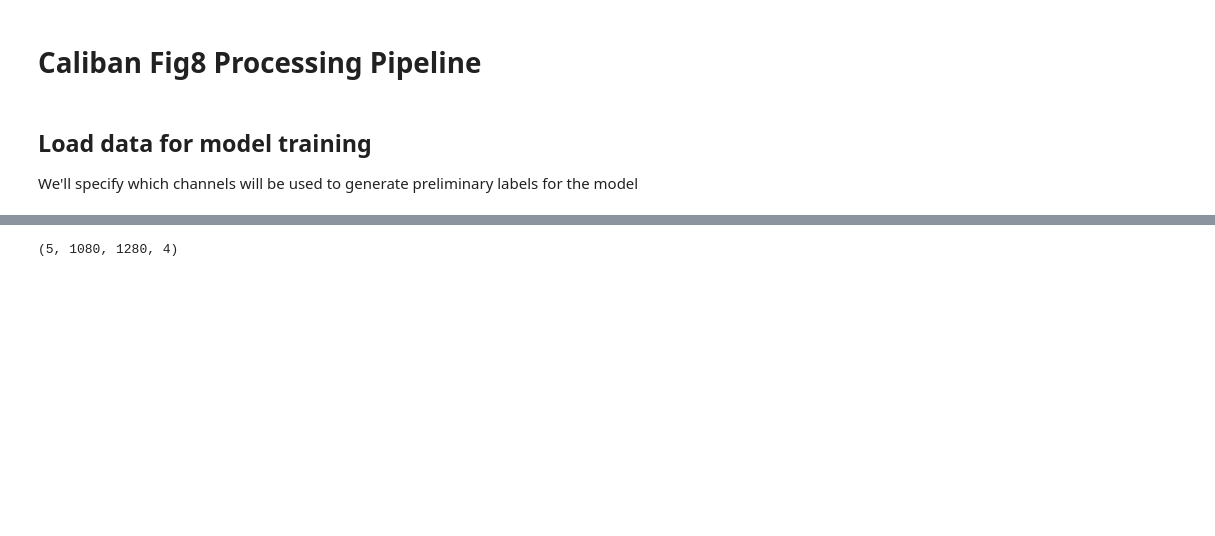
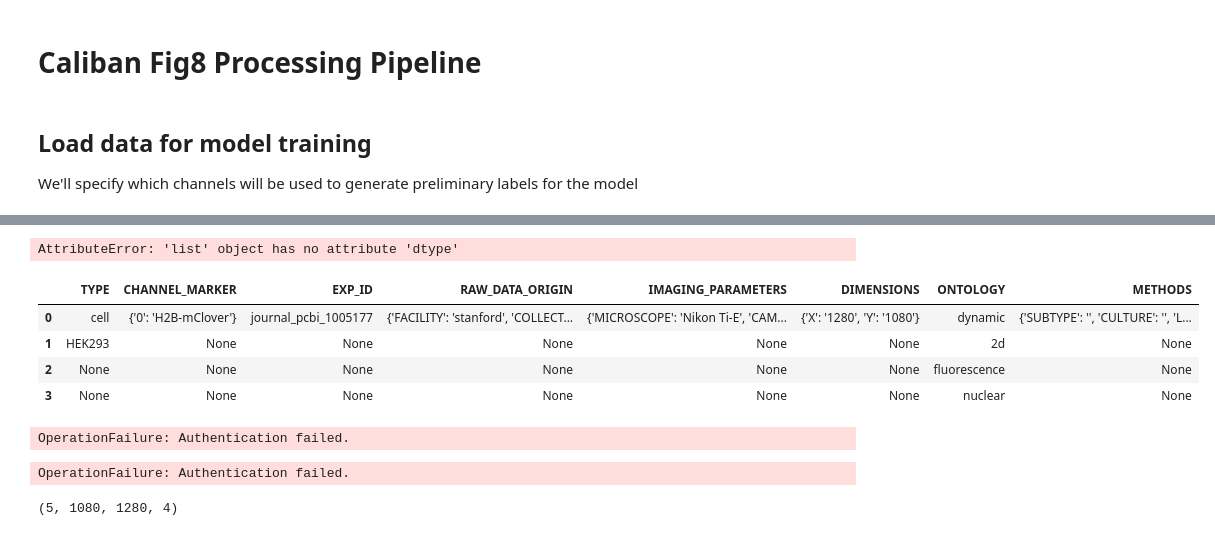
Before and after one commit to vanvalenlab/caliban-toolbox, a Jupyter notebook: notebooks/Caliban_Figure8_Upload_Combined.ipynb, the cells around one changed output, grey strips where cells are left out. Cells and saved outputs as stored; diff of their text form; code cells hidden in the pictures; blank space fills up the shorter version.

```diff
--- a/notebooks/Caliban_Figure8_Upload_Combined.ipynb
+++ b/notebooks/Caliban_Figure8_Upload_Combined.ipynb
@@ -35,0 +46,6 @@ We'll specify which channels will be used to generate preliminary labels for the
+# %%
+from caliban_toolbox.pre_annotation.data_loader import UniversalDataLoader
+load_test = UniversalDataLoader(data_type=['dynamic', '2d'],
+                                imaging_type=['fluo', 'phase'],
+                                specimen_type=['HEK293'],
+                                compartment=['nuclear'])
@@ -35,0 +62,4 @@ We'll specify which channels will be used to generate preliminary labels for the
+# %%
+pathways = load_test._assemble_paths()
+for path in pathways[0]:
+    print(path)
@@ -35,0 +69,5 @@ We'll specify which channels will be used to generate preliminary labels for the
+# %%
+import os, json
+mdf_path = os.path.join(path, 'metadata')
+with open(mdf_path, 'r') as raw_mdf:
+    raw_data = json.load(raw_mdf)
@@ -35,0 +95,15 @@ We'll specify which channels will be used to generate preliminary labels for the
+# %%
+raw_data['CHANNEL_MARKER'].dtype
+# %% [output]
+AttributeError: 'list' object has no attribute 'dtype'
+# %%
+import pandas as pd
+test = pd.DataFrame.from_dict(raw_data,orient='index').transpose()
+# %%
+test
+# %% [output]
+|  | TYPE | CHANNEL_MARKER | EXP_ID | RAW_DATA_ORIGIN | IMAGING_PARAMETERS | DIMENSIONS | ONTOLOGY | METHODS |
+| 0 | cell | {'0': 'H2B-mClover'} | journal_pcbi_1005177 | {'FACILITY': 'stanford', 'COLLECT... | {'MICROSCOPE': 'Nikon Ti-E', 'CAM... | {'X': '1280', 'Y': '1080'} | dynamic | {'SUBTYPE': '', 'CULTURE': '', 'L... |
+| 1 | HEK293 | None | None | None | None | None | 2d | None |
+| 2 | None | None | None | None | None | None | fluorescence | None |
+| 3 | None | None | None | None | None | None | nuclear | None |
@@ -35,0 +116,10 @@ We'll specify which channels will be used to generate preliminary labels for the
+# %%
+client.list_database_names()
+# %% [output]
+OperationFailure: Authentication failed.
+# %%
+with client:
+    db = client.testdb
+    db.cars.insert_many(cars)
+# %% [output]
+OperationFailure: Authentication failed.
```
Also changed, not shown: parts of 9 cells of this notebook, 4 other files.
